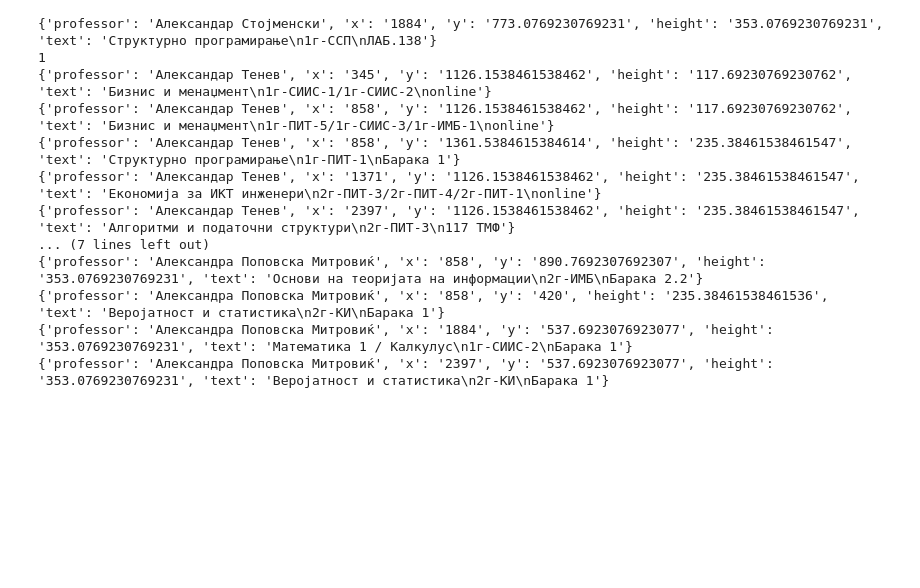
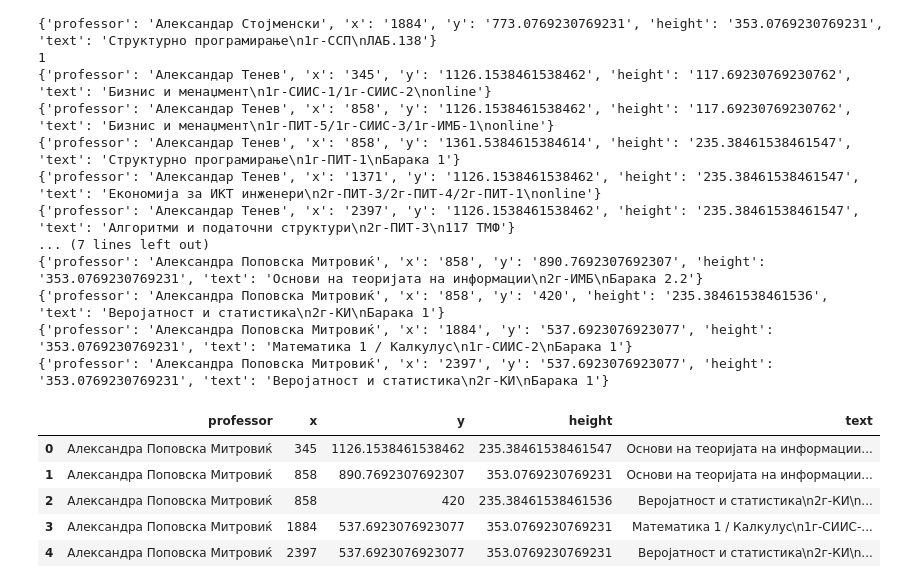
Before and after one commit to nnikolovskiii/FINKIRasporedi, a Jupyter notebook: Calendar_data_loader.ipynb, the cells around one changed output. Cells and saved outputs as stored; diff of their text form; code cells hidden in the pictures; blank space fills up the shorter version.

```diff
--- a/Calendar_data_loader.ipynb
+++ b/Calendar_data_loader.ipynb
@@ -177,3 +177,17 @@ for i in range(len(li)-1):
 {'professor': 'Александра Поповска Митровиќ', 'x': '858', 'y': '420', 'height': '235.38461538461536', 'text': 'Веројатност и статистика\n2г-КИ\nБарака 1'}
 {'professor': 'Александра Поповска Митровиќ', 'x': '1884', 'y': '537.6923076923077', 'height': '353.0769230769231', 'text': 'Математика 1 / Калкулус\n1г-СИИС-2\nБарака 1'}
 {'professor': 'Александра Поповска Митровиќ', 'x': '2397', 'y': '537.6923076923077', 'height': '353.0769230769231', 'text': 'Веројатност и статистика\n2г-КИ\nБарака 1'}
+# %%
+import pandas as pd
+# Convert the list of dictionaries to a DataFrame
+df = pd.DataFrame(rect_attributes)
+
+# Print the resulting DataFrame
+df
+# %% [output]
+|  | professor | x | y | height | text |
+| 0 | Александра Поповска Митровиќ | 345 | 1126.1538461538462 | 235.38461538461547 | Основи на теоријата на информации... |
+| 1 | Александра Поповска Митровиќ | 858 | 890.7692307692307 | 353.0769230769231 | Основи на теоријата на информации... |
+| 2 | Александра Поповска Митровиќ | 858 | 420 | 235.38461538461536 | Веројатност и статистика\n2г-КИ\n... |
+| 3 | Александра Поповска Митровиќ | 1884 | 537.6923076923077 | 353.0769230769231 | Математика 1 / Калкулус\n1г-СИИС-... |
+| 4 | Александра Поповска Митровиќ | 2397 | 537.6923076923077 | 353.0769230769231 | Веројатност и статистика\n2г-КИ\n... |
```
